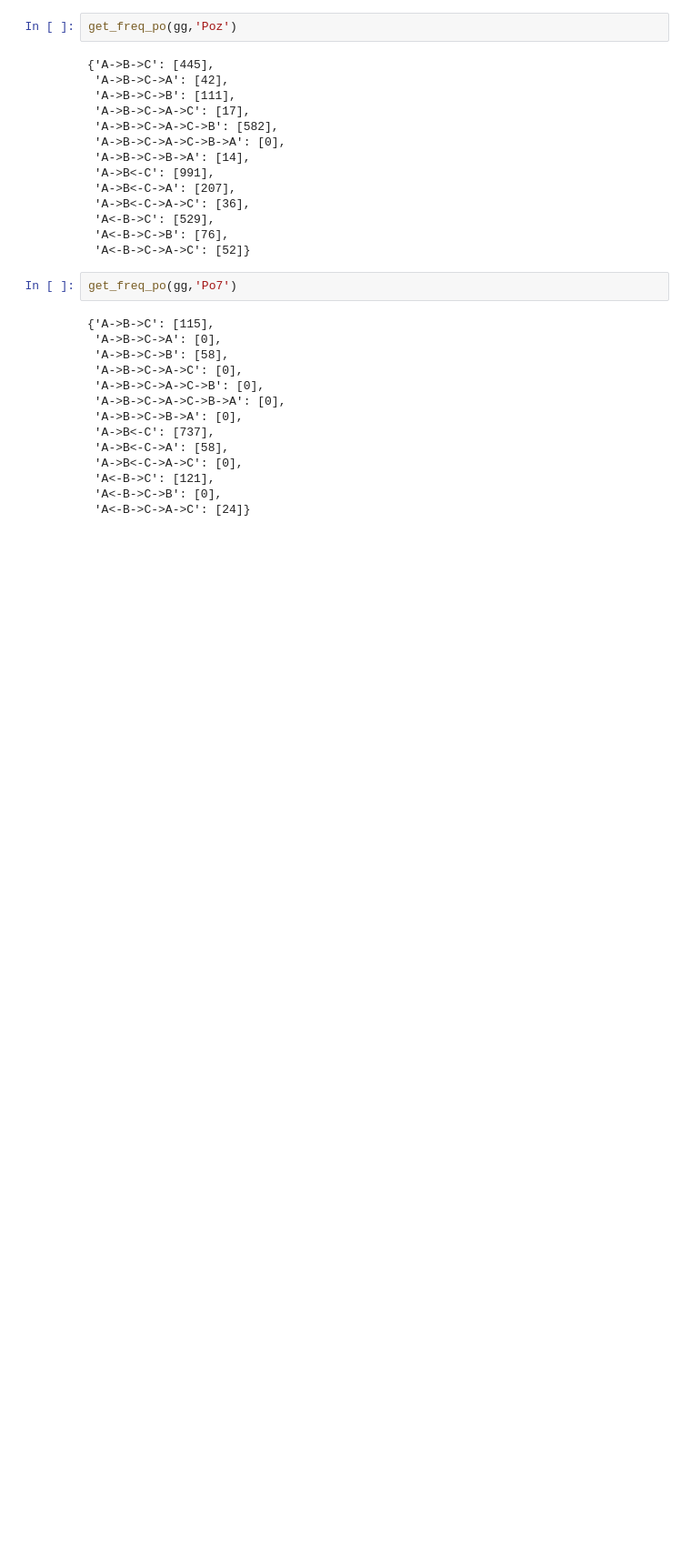
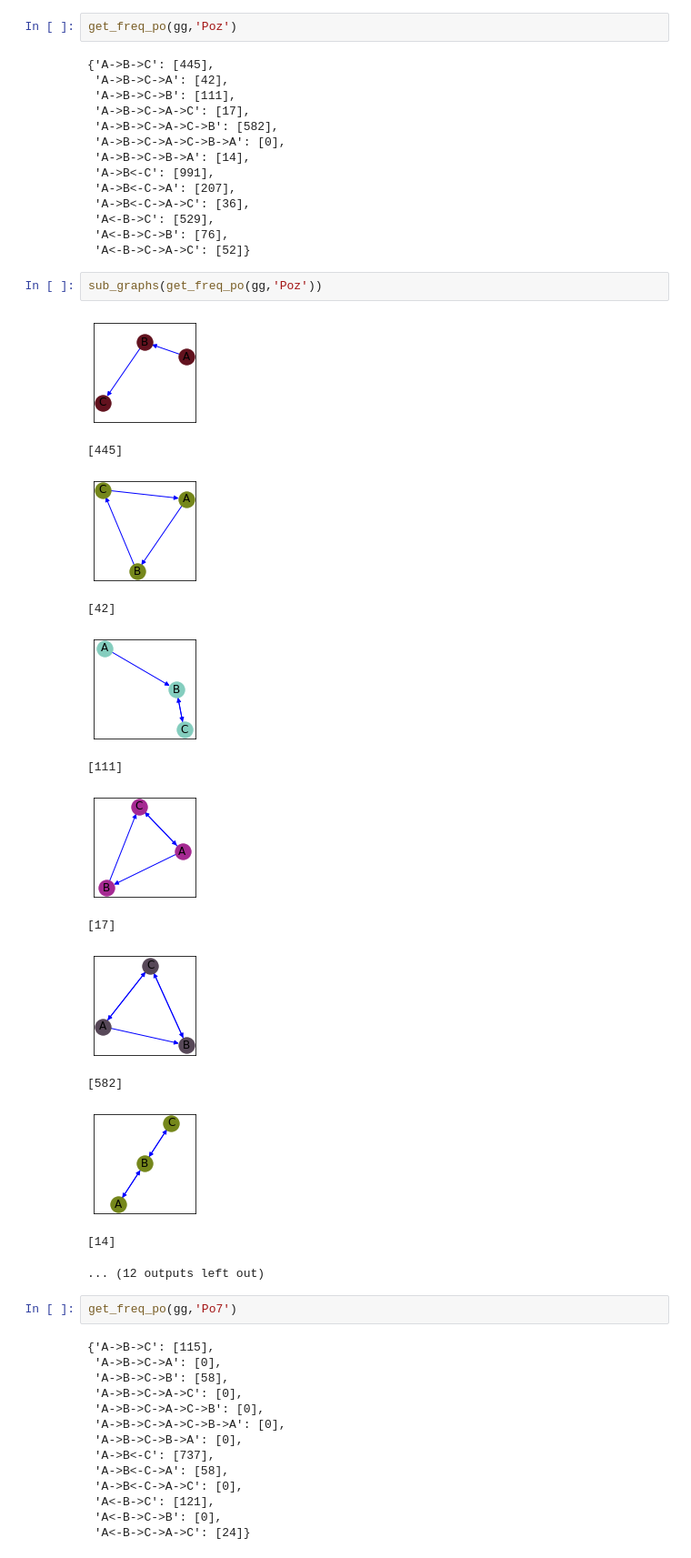
Before and after one commit to dusicastepic/bioinformatics-and-digital-epidemiology, a Jupyter notebook: Bioinformatics/BI_HW 1st and 3rd parts.ipynb, the cells around one changed output. Shown at 91% size. Drawn from its saved outputs; the diff is of its cells as text; blank space fills up the shorter version.

```diff
--- a/Bioinformatics/BI_HW 1st and 3rd parts.ipynb
+++ b/Bioinformatics/BI_HW 1st and 3rd parts.ipynb
@@ -786,6 +801,22 @@ get_freq_po(gg,'Poz')
  'A<-B->C': [529],
  'A<-B->C->B': [76],
  'A<-B->C->A->C': [52]}
+# %%
+sub_graphs(get_freq_po(gg,'Poz'))
+# %% [output]
+[figure, added]
+[445]
+[figure, added]
+[42]
+[figure, added]
+[111]
+[figure, added]
+[17]
+[figure, added]
+[582]
+[figure, added]
+[14]
+... (12 outputs left out)
 # %%
 get_freq_po(gg,'Po7')
 # %% [output]
```
Also changed, not shown: parts of 9 cells of this notebook.
